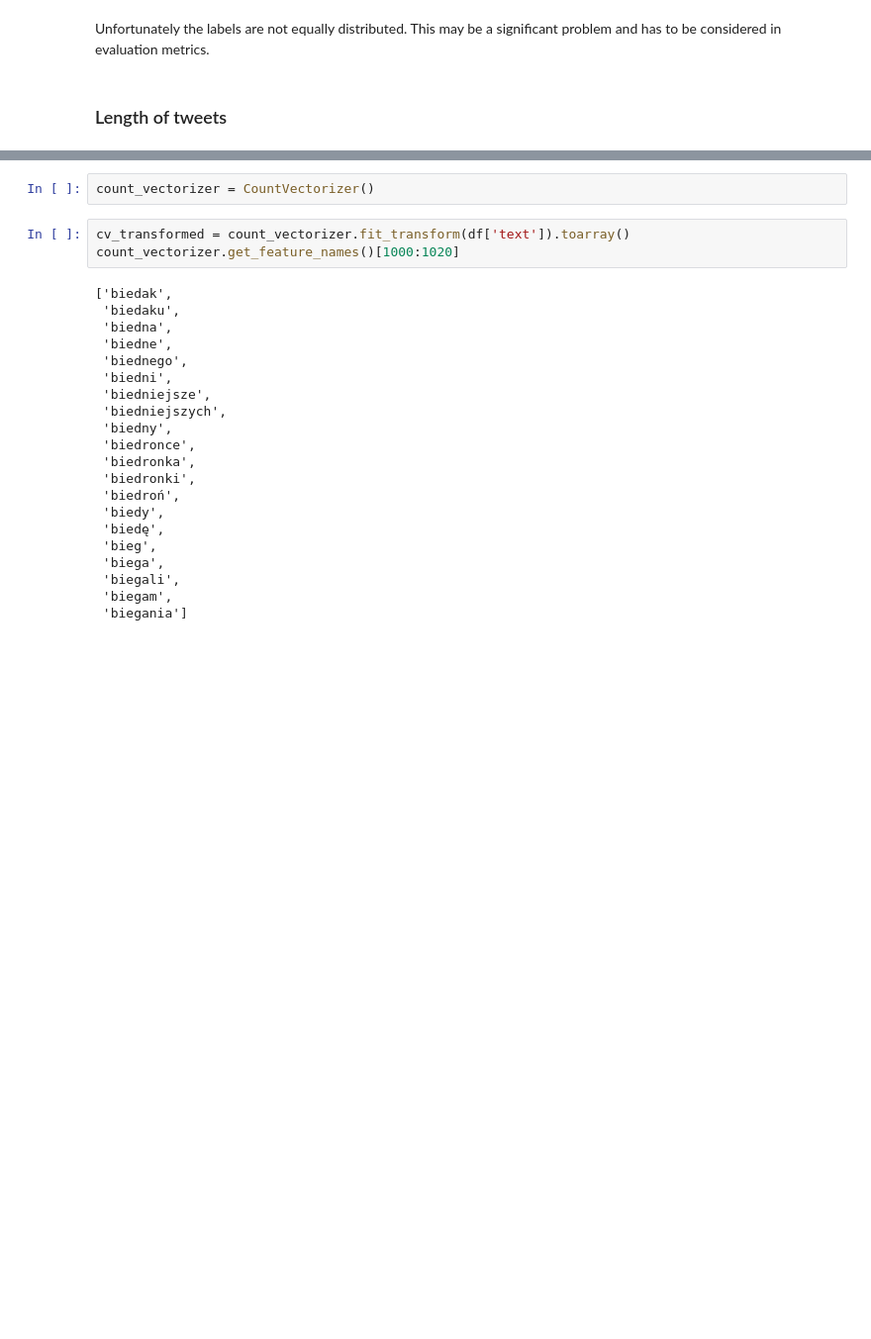
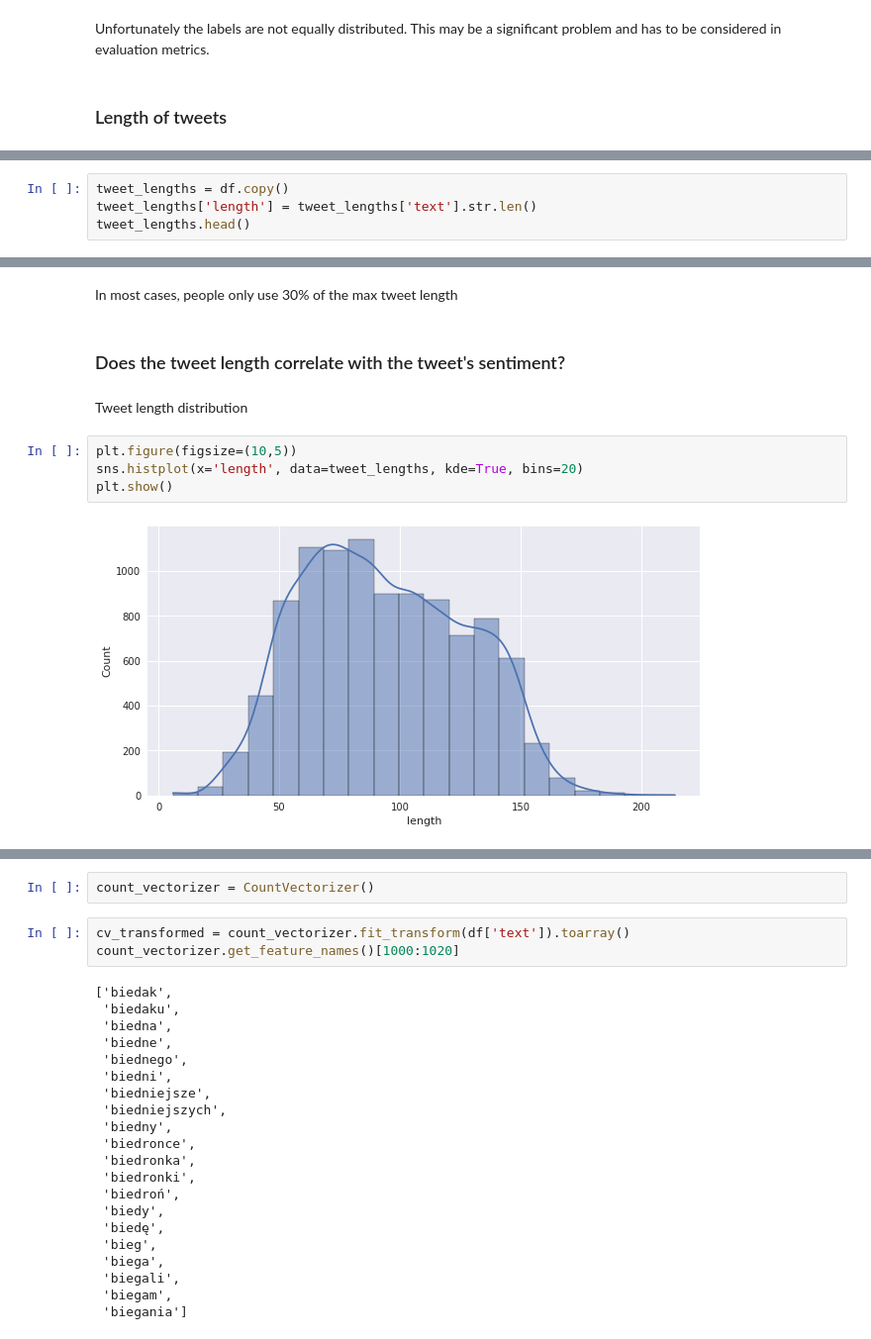
Before and after one commit to JakubTomaszewski/NLP-Sentiment-Analysis, a Jupyter notebook: EDA.ipynb, the cells around one changed output, grey strips where cells are left out. Shown at 99% size. Cells and saved outputs as stored; diff of their text form; blank space fills up the shorter version.

Commit message:
Perform EDA
- distributions
- word frequencies

```diff
--- a/EDA.ipynb
+++ b/EDA.ipynb
@@ -158,0 +154,4 @@ Name: text, Length: 10041, dtype: int64
+# %%
+tweet_lengths = df.copy()
+tweet_lengths['length'] = tweet_lengths['text'].str.len()
+tweet_lengths.head()
@@ -168,0 +181,12 @@ Median tweet length: 91
+# %% [markdown]
+In most cases, people only use 30% of the max tweet length
+# %% [markdown]
+### Does the tweet length correlate with the tweet's sentiment?
+# %% [markdown]
+Tweet length distribution
+# %%
+plt.figure(figsize=(10,5))
+sns.histplot(x='length', data=tweet_lengths, kde=True, bins=20)
+plt.show()
+# %% [output]
+[figure, added]
```
Also changed, not shown: parts of 145 cells of this notebook.
